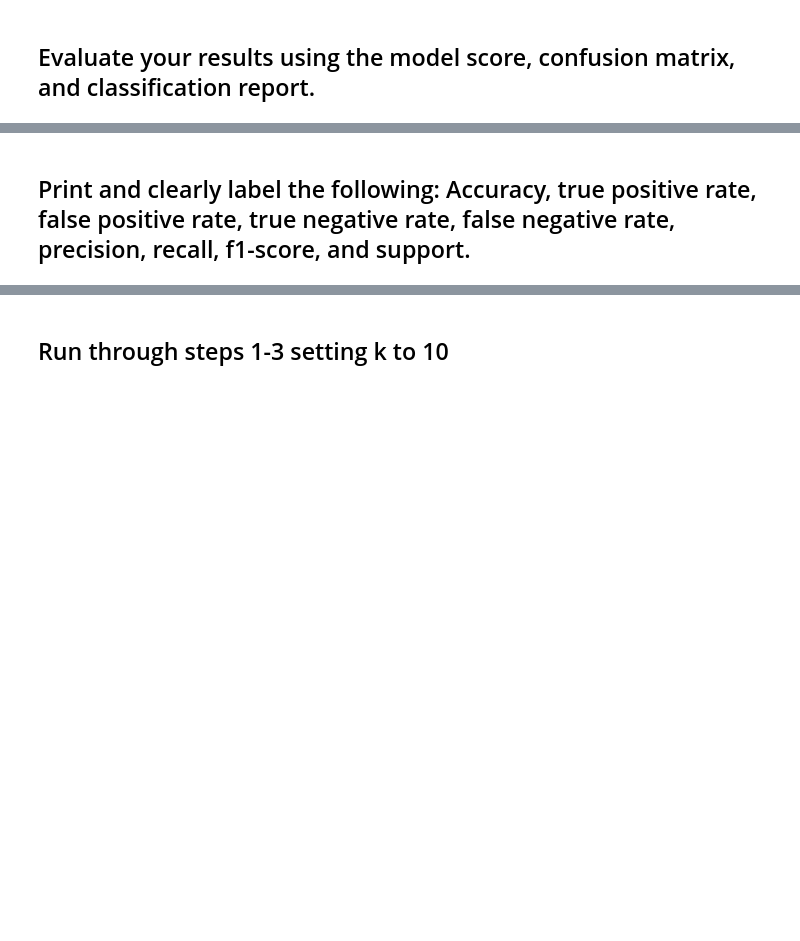
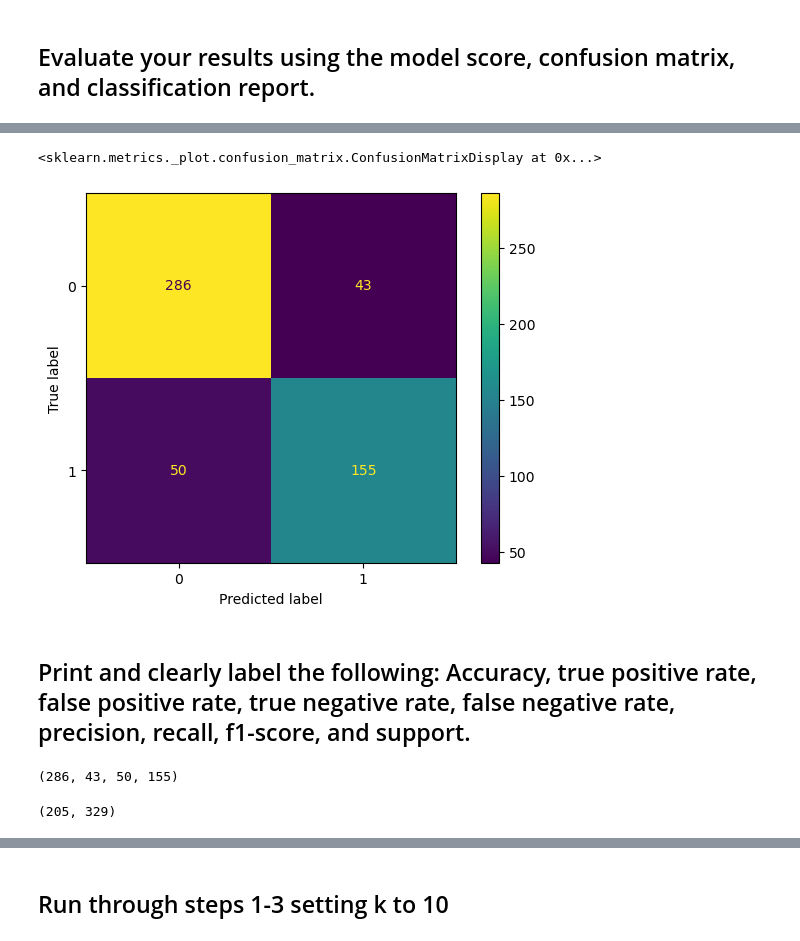
Before and after one commit to shawn-brown12/classification-exercises, a Jupyter notebook: knn_model_exercises.ipynb, the cells around one changed output, grey strips where cells are left out. Saved outputs shown, nothing was run; the diff lists cells and outputs as text; code cells hidden in the pictures; blank space fills up the shorter version.

```diff
--- a/knn_model_exercises.ipynb
+++ b/knn_model_exercises.ipynb
@@ -26,5 +26,18 @@ train, val, test = prepare.split_train_test(titanic, 'survived')
 train.shape, val.shape, test.shape
 # %% [output]
 ((534, 9), (214, 9), (143, 9))
+# %%
+X_train = train.drop(columns='survived')
+y_train = train['survived']
+
+X_val = val.drop(columns='survived')
+y_val = val['survived']
+
+X_test = test.drop(columns='survived')
+y_test = test['survived']
 # %% [markdown]
 ## Fit a K-Nearest Neighbors classifier to your training sample and transform (i.e. make predictions on the training sample)
+# %%
+knn1 = KNeighborsClassifier(n_neighbors=5)
+# %%
+knn1.fit(X_train, y_train)
@@ -33,2 +65,19 @@ train.shape, val.shape, test.shape
+# %%
+plot_confusion_matrix(knn1, X_train, y_train)
+# %% [output]
+<sklearn.metrics._plot.confusion_matrix.ConfusionMatrixDisplay at 0x...>
+[figure, added]
 # %% [markdown]
 ## Print and clearly label the following: Accuracy, true positive rate, false positive rate, true negative rate, false negative rate, precision, recall, f1-score, and support.
+# %%
+tn, fp, fn, tp = confusion_matrix(y_train, knn1_preds).ravel()
+
+tn, fp, fn, tp
+# %% [output]
+(286, 43, 50, 155)
+# %%
+pos_support = train['survived'].sum()
+neg_support = (train['survived'] == 0).sum()
+pos_support, neg_support
+# %% [output]
+(205, 329)
```
Also changed, not shown: parts of 34 cells of this notebook, 3 other files.
